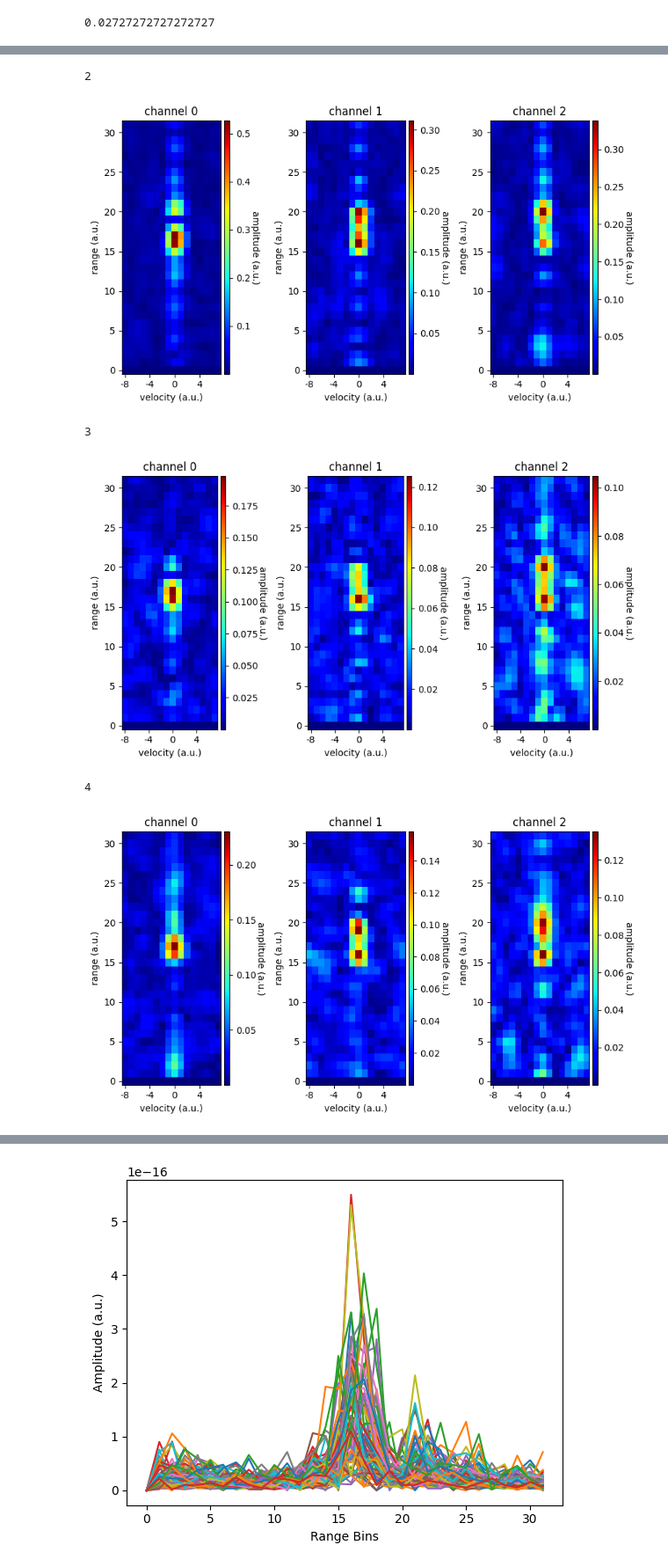
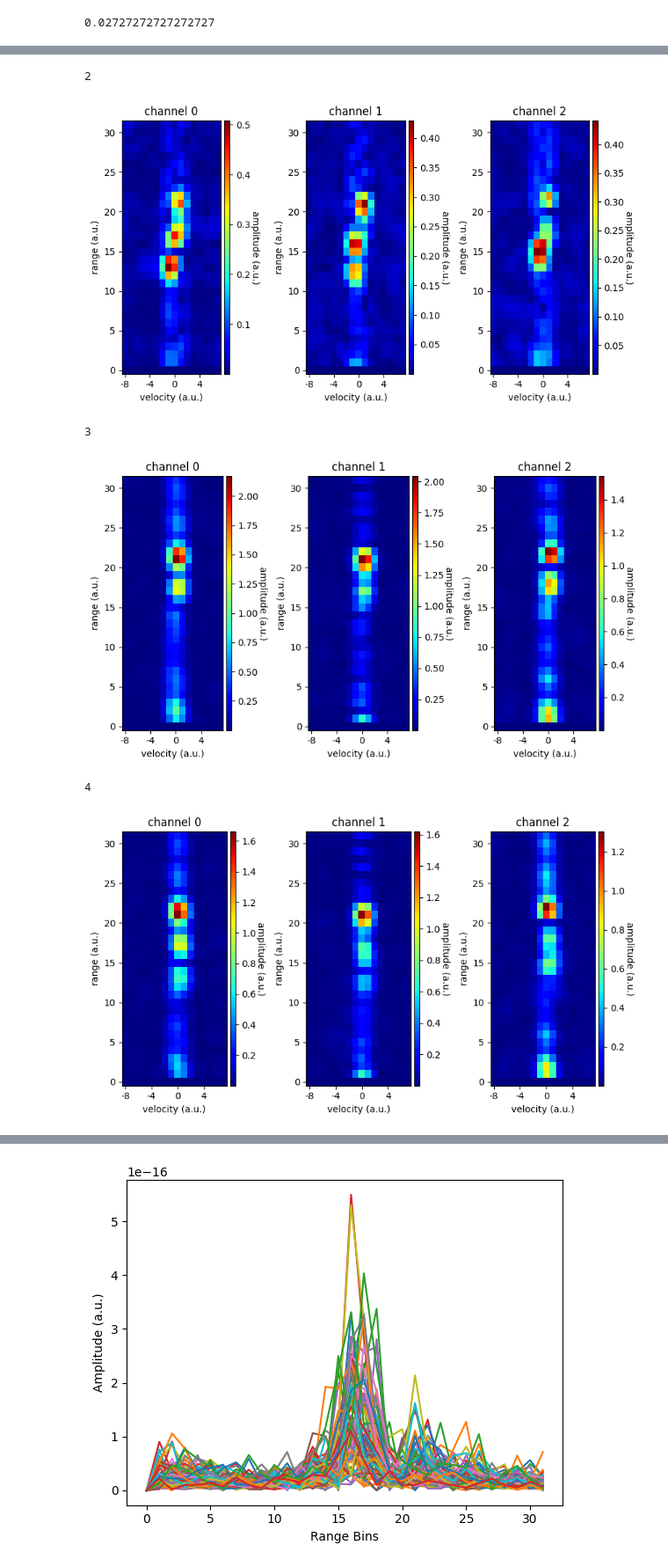
Before and after one commit to StergiousAji/mmFace-3D-Face-Recognition-using-RGB-and-mmWave-Radar, a Jupyter notebook: src/Soli/soli_realsense/view_data.ipynb, the cells around one changed output, grey strips where cells are left out. Shown at 88% size. Saved outputs shown, nothing was run; the diff lists cells and outputs as text; code cells hidden in the pictures.

```diff
--- a/src/Soli/soli_realsense/view_data.ipynb
+++ b/src/Soli/soli_realsense/view_data.ipynb
@@ -29,16 +29,15 @@ depth_scale = 0.0002500000118743628
 
 # image_timestamps = np.load("data/0/0-0_timestamps.npy")
 # %%
-# plt.imshow(images[0])
-# plt.show()
-# plt.imshow(depth_scale*depths[0])
-# plt.colorbar()
-# plt.show()
-
 subject = 90
 experiment = 0
 
 images = (np.load(f"data/{subject}/{subject}-{experiment}_colour.npy")).astype(int)
 depths = (np.load("data/0/0-0_depth.npy")).astype(int)
+with open(f"data/{subject}/{subject}-{experiment}_radar.json", "r") as radar_json:
+    crd_0 = get_crd_data(json.load(radar_json))
+
+
 plot_frames([images[0]])
+plot_crd_data(crd_0[1:4])
 # plot_frames(depths, True)
@@ -156,7 +153,7 @@ def plot_crd_data(crd_data, path=""):
         plt.show()
         # plt.close()
 
-subject = 90
+subject = 91
 experiment = 10
 with open(f"data/{subject}/{subject}-{experiment}_radar.json", "r") as radar_json:
     radar = json.load(radar_json)
@@ -184,7 +181,7 @@ plot_crd_data(crd_data[:10])
 2
-[figure, old version]
+[figure, new version]
 3
-[figure, old version]
+[figure, new version]
 4
-[figure, old version]
+[figure, new version]
 5
```
Also changed, not shown: parts of 2 cells of this notebook, 6 other files.
